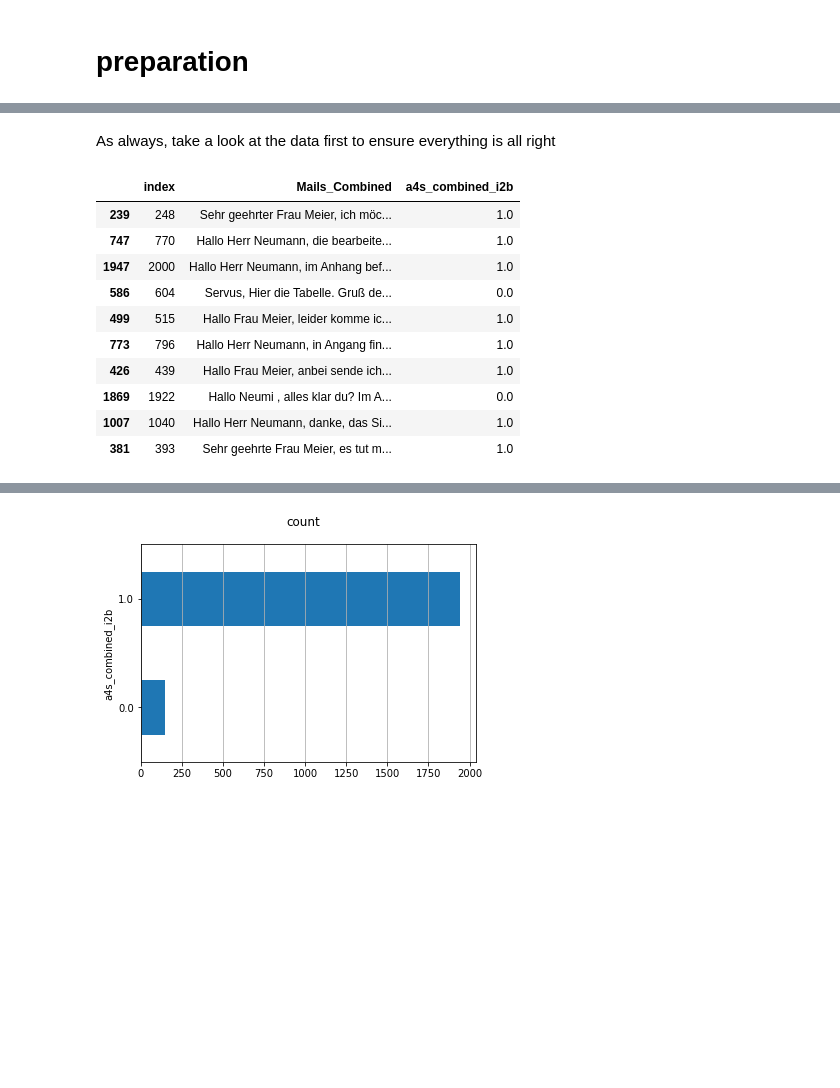
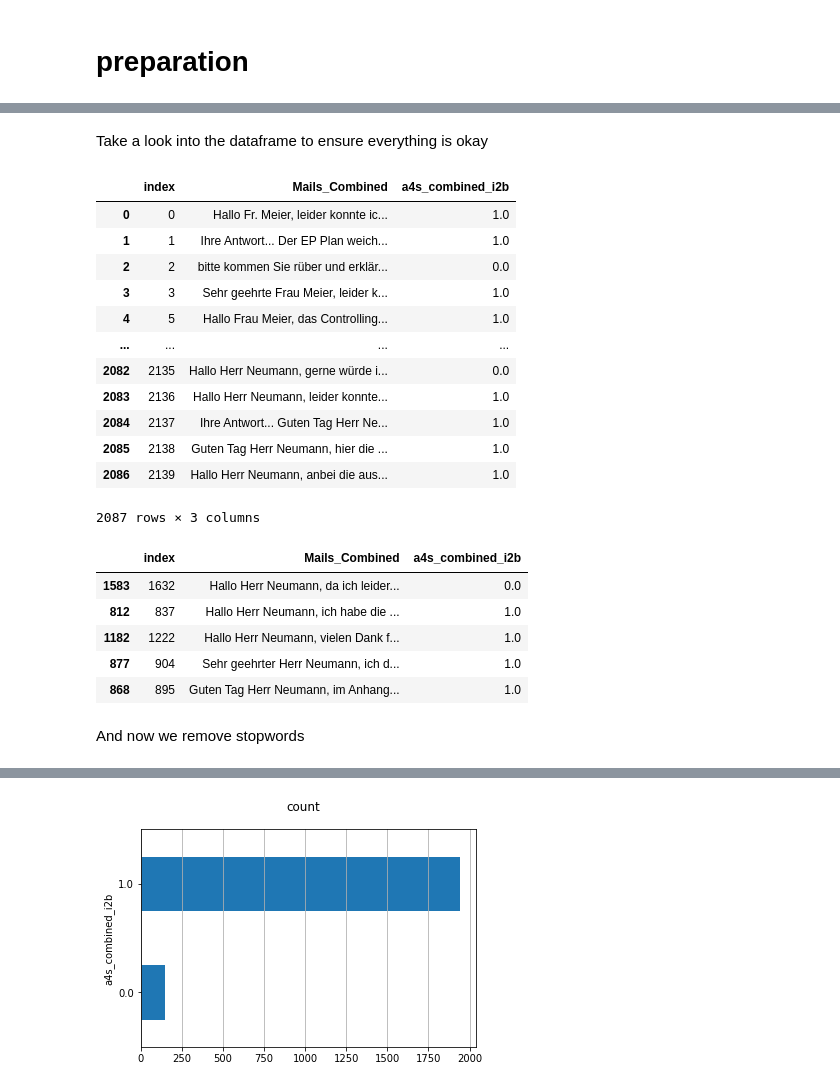
Before and after one commit to maychr/hello-world, a Jupyter notebook: azubi_evaluation_uni_mannheim/code/Project_Notebook_Chris_word2vec.ipynb, the cells around one changed output, grey strips where cells are left out. Saved outputs shown, nothing was run; the diff lists cells and outputs as text; code cells hidden in the pictures; blank space fills up the shorter version.

```diff
--- a/azubi_evaluation_uni_mannheim/code/Project_Notebook_Chris_word2vec.ipynb
+++ b/azubi_evaluation_uni_mannheim/code/Project_Notebook_Chris_word2vec.ipynb
@@ -684,16 +692,29 @@ Requirement already satisfied: six>=1.5 in /usr/local/lib/python3.7/dist-package
 # %% [markdown]
-As always, take a look at the data first to ensure everything is all right
+Take a look into the dataframe to ensure everything is okay
+# %%
+azubi_df_mails_and_scored_combined
+# %% [output]
+|  | index | Mails_Combined | a4s_combined_i2b |
+| 0 | 0 | Hallo Fr. Meier, leider konnte ic... | 1.0 |
+| 1 | 1 | Ihre Antwort... Der EP Plan weich... | 1.0 |
+| 2 | 2 | bitte kommen Sie rüber und erklär... | 0.0 |
+| 3 | 3 | Sehr geehrte Frau Meier, leider k... | 1.0 |
+| 4 | 5 | Hallo Frau Meier, das Controlling... | 1.0 |
+| ... | ... | ... | ... |
+| 2082 | 2135 | Hallo Herr Neumann, gerne würde i... | 0.0 |
+| 2083 | 2136 | Hallo Herr Neumann, leider konnte... | 1.0 |
+| 2084 | 2137 | Ihre Antwort... Guten Tag Herr Ne... | 1.0 |
+| 2085 | 2138 | Guten Tag Herr Neumann, hier die ... | 1.0 |
+| 2086 | 2139 | Hallo Herr Neumann, anbei die aus... | 1.0 |
+2087 rows × 3 columns
 # %%
-azubi_df_mails_and_scored_combined.sample(10)
+azubi_df_mails_and_scored_combined.sample(5)
 # %% [output]
 |  | index | Mails_Combined | a4s_combined_i2b |
-| 239 | 248 | Sehr geehrter Frau Meier, ich möc... | 1.0 |
-| 747 | 770 | Hallo Herr Neumann, die bearbeite... | 1.0 |
-| 1947 | 2000 | Hallo Herr Neumann, im Anhang bef... | 1.0 |
-| 586 | 604 | Servus, Hier die Tabelle. Gruß de... | 0.0 |
-| 499 | 515 | Hallo Frau Meier, leider komme ic... | 1.0 |
-| 773 | 796 | Hallo Herr Neumann, in Angang fin... | 1.0 |
-| 426 | 439 | Hallo Frau Meier, anbei sende ich... | 1.0 |
-| 1869 | 1922 | Hallo Neumi , alles klar du? Im A... | 0.0 |
-| 1007 | 1040 | Hallo Herr Neumann, danke, das Si... | 1.0 |
-| 381 | 393 | Sehr geehrte Frau Meier, es tut m... | 1.0 |
+| 1583 | 1632 | Hallo Herr Neumann, da ich leider... | 0.0 |
+| 812 | 837 | Hallo Herr Neumann, ich habe die ... | 1.0 |
+| 1182 | 1222 | Hallo Herr Neumann, vielen Dank f... | 1.0 |
+| 877 | 904 | Sehr geehrter Herr Neumann, ich d... | 1.0 |
+| 868 | 895 | Guten Tag Herr Neumann, im Anhang... | 1.0 |
+# %% [markdown]
+And now we remove stopwords
```
Also changed, not shown: parts of 38 cells of this notebook.
